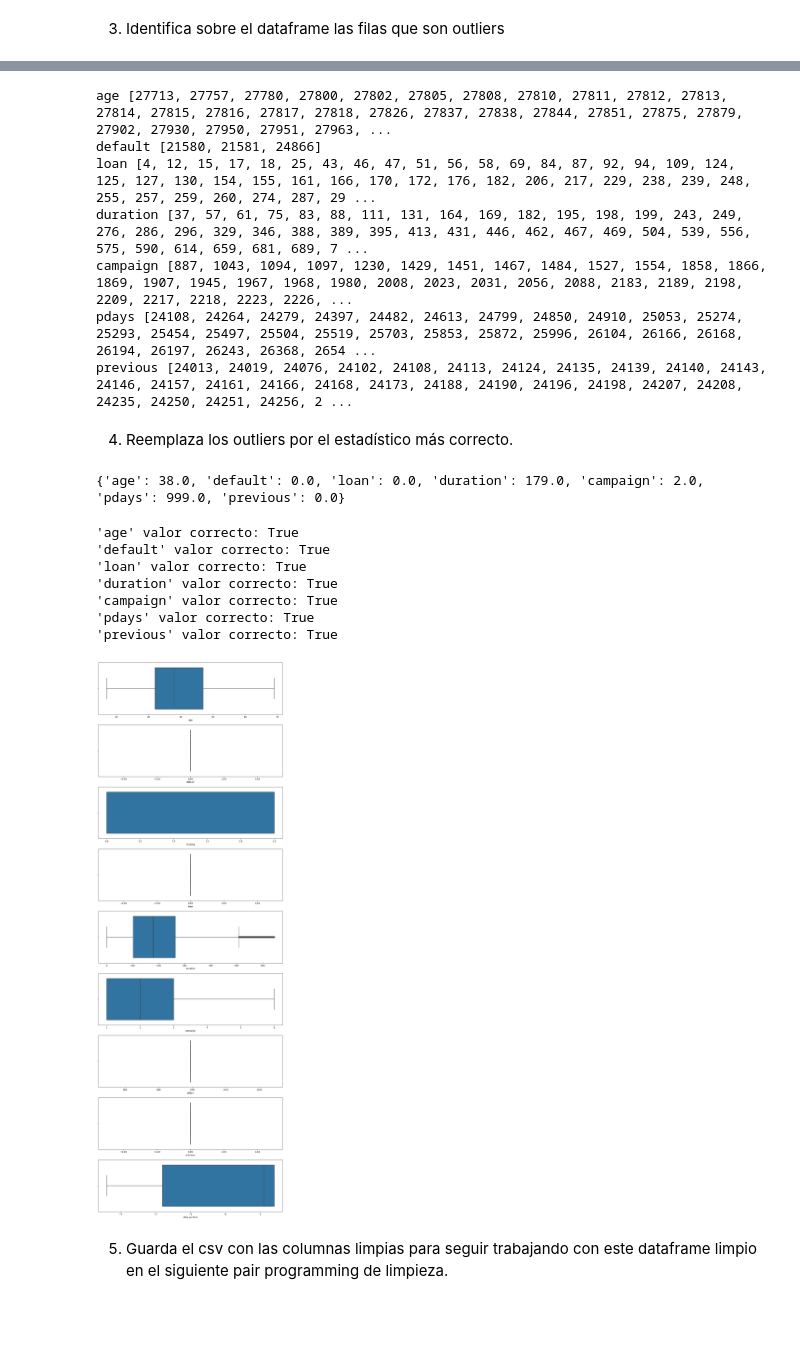
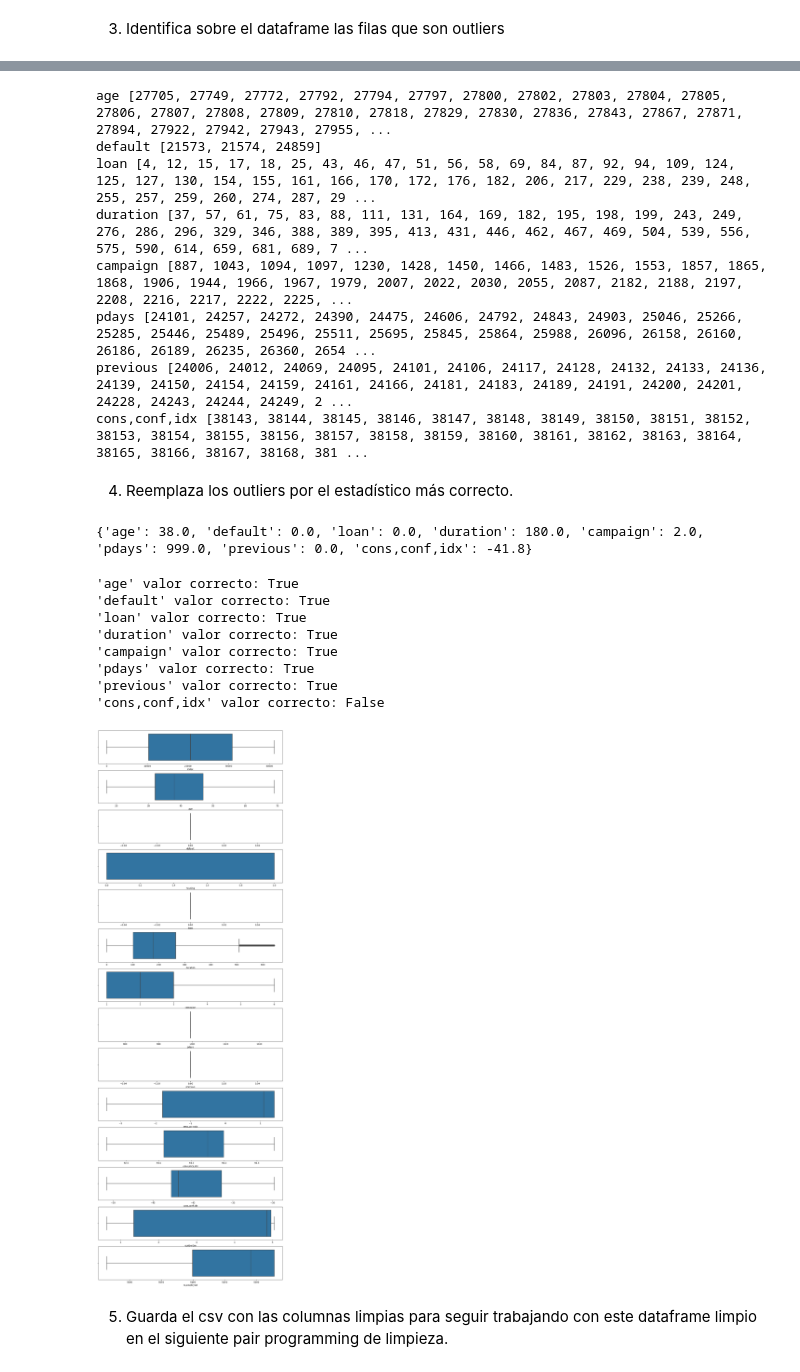
Before and after one commit to anane3373/promoE_modulo2_sprint2_pairprogramming_AnaGuardiayAndreaCabrera, a Jupyter notebook: limpieza_pair/limpieza3_18_8.ipynb, the cells around one changed output, grey strips where cells are left out. Drawn from its saved outputs; the diff is of its cells as text; code cells hidden in the pictures; blank space fills up the shorter version.

Commit message:
pair limpieza

```diff
--- a/limpieza_pair/limpieza3_18_8.ipynb
+++ b/limpieza_pair/limpieza3_18_8.ipynb
@@ -20,7 +20,7 @@ import sidetable
 import warnings
 warnings.filterwarnings('ignore')
 # %%
-df = pd.read_csv("data/bank_additional_full.csv", index_col = 0)
+df = pd.read_csv("data/pair2_bank_additional_full.csv", index_col = 0)
 # %% [markdown]
 1. ¿Sobre qué columnas podremos eliminar o reemplazar los outliers?
 # %%
@@ -34,7 +34,7 @@ df_numericas.head(2)
 # %% [markdown]
 2. Identifica visualmente los outliers
 # %%
-fig, ax = plt.subplots(9, 1, figsize=(15,45))
+fig, ax = plt.subplots(14, 1, figsize=(15,45))
 
 for i in range(len(df_numericas.columns)):
     sns.boxplot(x=df_numericas.columns[i], data=df_numericas, ax=ax[i])
@@ -93,13 +79,14 @@ indices
 for k, v in indices.items():
     print(k,v)
 # %% [output]
-age [27713, 27757, 27780, 27800, 27802, 27805, 27808, 27810, 27811, 27812, 27813, 27814, 27815, 27816, 27817, 27818, 27826, 27837, 27838, 27844, 27851, 27875, 27879, 27902, 27930, 27950, 27951, 27963, ...
-default [21580, 21581, 24866]
+age [27705, 27749, 27772, 27792, 27794, 27797, 27800, 27802, 27803, 27804, 27805, 27806, 27807, 27808, 27809, 27810, 27818, 27829, 27830, 27836, 27843, 27867, 27871, 27894, 27922, 27942, 27943, 27955, ...
+default [21573, 21574, 24859]
 loan [4, 12, 15, 17, 18, 25, 43, 46, 47, 51, 56, 58, 69, 84, 87, 92, 94, 109, 124, 125, 127, 130, 154, 155, 161, 166, 170, 172, 176, 182, 206, 217, 229, 238, 239, 248, 255, 257, 259, 260, 274, 287, 29 ...
 duration [37, 57, 61, 75, 83, 88, 111, 131, 164, 169, 182, 195, 198, 199, 243, 249, 276, 286, 296, 329, 346, 388, 389, 395, 413, 431, 446, 462, 467, 469, 504, 539, 556, 575, 590, 614, 659, 681, 689, 7 ...
-campaign [887, 1043, 1094, 1097, 1230, 1429, 1451, 1467, 1484, 1527, 1554, 1858, 1866, 1869, 1907, 1945, 1967, 1968, 1980, 2008, 2023, 2031, 2056, 2088, 2183, 2189, 2198, 2209, 2217, 2218, 2223, 2226, ...
-pdays [24108, 24264, 24279, 24397, 24482, 24613, 24799, 24850, 24910, 25053, 25274, 25293, 25454, 25497, 25504, 25519, 25703, 25853, 25872, 25996, 26104, 26166, 26168, 26194, 26197, 26243, 26368, 2654 ...
-previous [24013, 24019, 24076, 24102, 24108, 24113, 24124, 24135, 24139, 24140, 24143, 24146, 24157, 24161, 24166, 24168, 24173, 24188, 24190, 24196, 24198, 24207, 24208, 24235, 24250, 24251, 24256, 2 ...
+campaign [887, 1043, 1094, 1097, 1230, 1428, 1450, 1466, 1483, 1526, 1553, 1857, 1865, 1868, 1906, 1944, 1966, 1967, 1979, 2007, 2022, 2030, 2055, 2087, 2182, 2188, 2197, 2208, 2216, 2217, 2222, 2225, ...
+pdays [24101, 24257, 24272, 24390, 24475, 24606, 24792, 24843, 24903, 25046, 25266, 25285, 25446, 25489, 25496, 25511, 25695, 25845, 25864, 25988, 26096, 26158, 26160, 26186, 26189, 26235, 26360, 2654 ...
+previous [24006, 24012, 24069, 24095, 24101, 24106, 24117, 24128, 24132, 24133, 24136, 24139, 24150, 24154, 24159, 24161, 24166, 24181, 24183, 24189, 24191, 24200, 24201, 24228, 24243, 24244, 24249, 2 ...
+cons,conf,idx [38143, 38144, 38145, 38146, 38147, 38148, 38149, 38150, 38151, 38152, 38153, 38154, 38155, 38156, 38157, 38158, 38159, 38160, 38161, 38162, 38163, 38164, 38165, 38166, 38167, 38168, 381 ...
 # %% [markdown]
 4. Reemplaza los outliers por el estadístico más correcto.
 # %%
@@ -113,13 +100,11 @@ for k, v in indices.items():
 df_num2 = df2.select_dtypes(include = np.number)
 print(dicc_mediana)
 # %% [output]
-{'age': 38.0, 'default': 0.0, 'loan': 0.0, 'duration': 179.0, 'campaign': 2.0, 'pdays': 999.0, 'previous': 0.0}
+{'age': 38.0, 'default': 0.0, 'loan': 0.0, 'duration': 180.0, 'campaign': 2.0, 'pdays': 999.0, 'previous': 0.0, 'cons,conf,idx': -41.8}
 # %%
-"""
-Comprobamos si todos los cambios se han efectuado correctamente.
-1. Recorremos el diccionario creado anteriormente donde guardamos los valores de la mediana para cada columna (for k, v in dicc_mediana.items())
-2. Comprobamos la media de cada columna analizada en los índices afectados (df_num2[k].iloc[indices[k]].mean()) y comprobamos si su valor es igual a la mediana generada anteriormente (v)
-"""
+# Comprobamos si todos los cambios se han efectuado correctamente.
+# 1. Recorremos el diccionario creado anteriormente donde guardamos los valores de la mediana para cada columna (for k, v in dicc_mediana.items())
+# 2. Comprobamos la media de cada columna analizada en los índices afectados (df_num2[k].iloc[indices[k]].mean()) y comprobamos si su valor es igual a la mediana generada anteriormente (v)
 for k, v in dicc_mediana.items():
     print(f"'{k}' valor correcto: {df_num2[k].iloc[indices[k]].mean() == v}")
 # %% [output]
@@ -130,14 +115,15 @@ for k, v in dicc_mediana.items():
 'campaign' valor correcto: True
 'pdays' valor correcto: True
 'previous' valor correcto: True
+'cons,conf,idx' valor correcto: False
 # %%
-fig, ax = plt.subplots(9, 1, figsize=(15,45))
+fig, ax = plt.subplots(14, 1, figsize=(15,45))
 
 for i in range(len(df_num2.columns)):
     sns.boxplot(x=df_num2.columns[i], data=df_num2, ax=ax[i])
 plt.show()
 # %% [output]
-[figure, old version]
+[figure, new version]
 # %% [markdown]
 5. Guarda el csv con las columnas limpias para seguir trabajando con este dataframe limpio en el siguiente pair programming de limpieza.
 # %%
```
Also changed, not shown: parts of 4 cells of this notebook, 5 other files.
